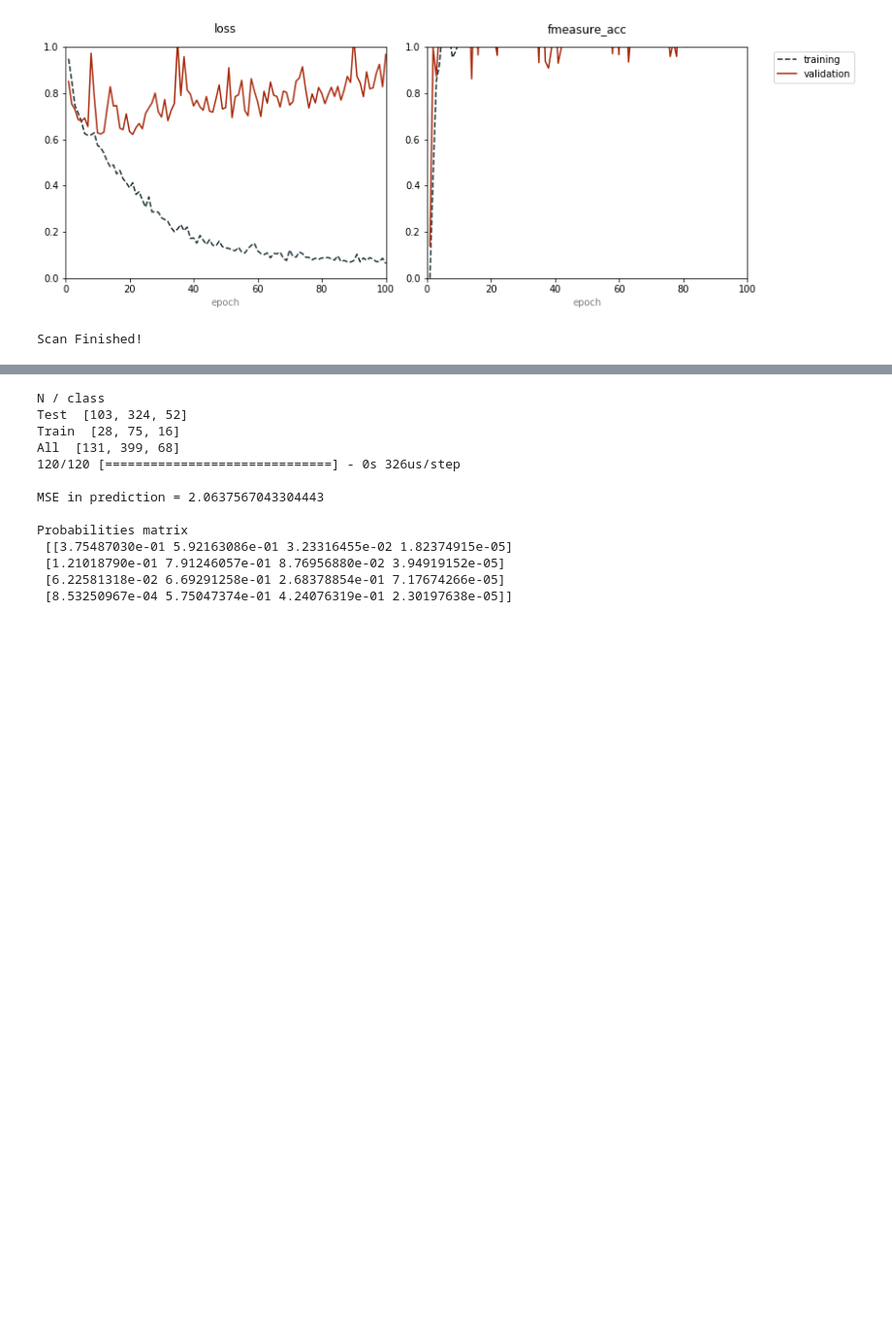
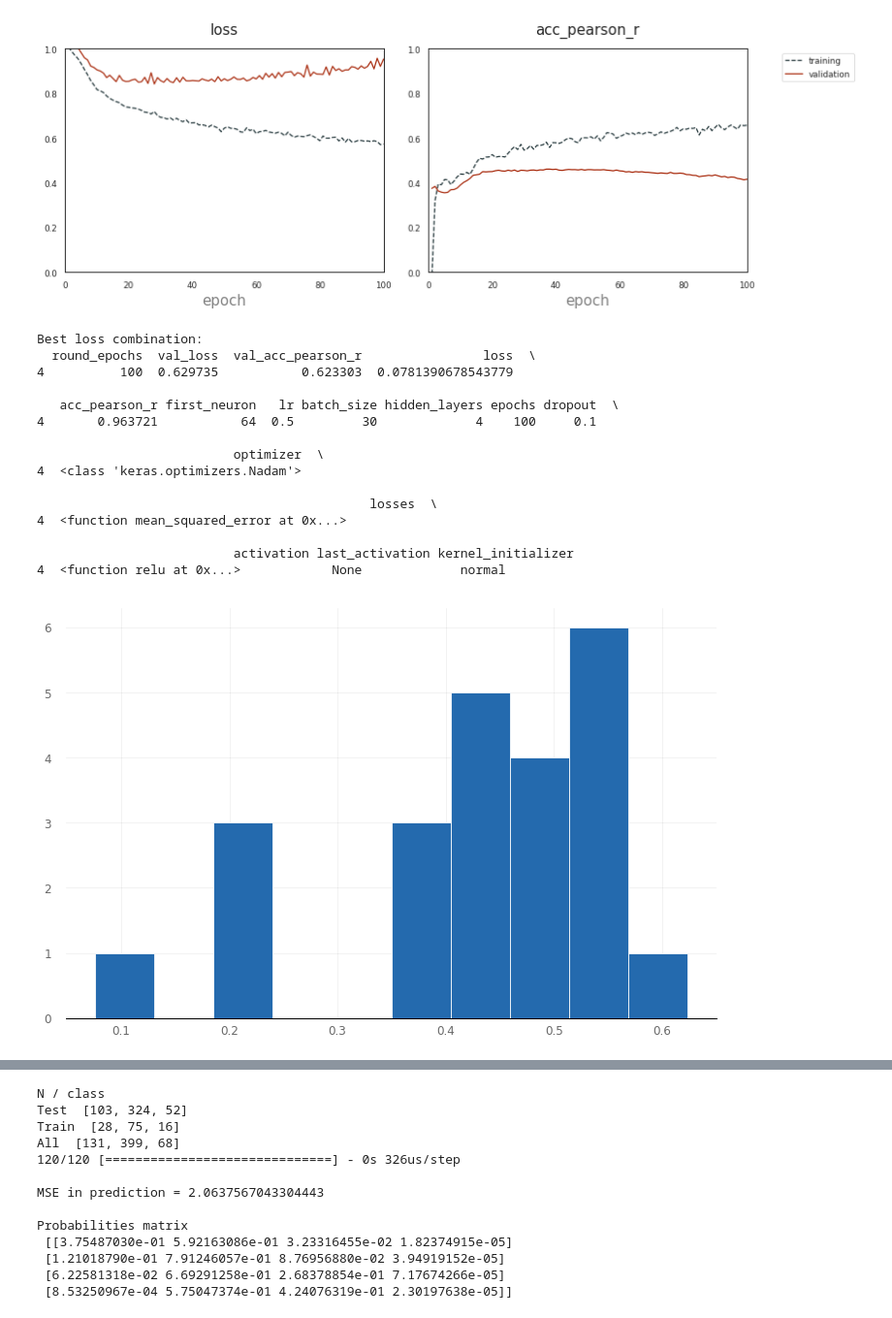
Before and after one commit to miguelperezenciso/DLpipeline, a Jupyter notebook: PDL.ipynb, the cells around one changed output, grey strips where cells are left out. Shown: that part at 97% size. Cells and saved outputs as stored; diff of their text form; code cells hidden in the pictures; blank space fills up the shorter version.

```diff
--- a/PDL.ipynb
+++ b/PDL.ipynb
@@ -393,8 +417,8 @@ def grown_model(x, y, x_val, y_val, params):
                     kernel_initializer='normal'))
 
     model.compile(loss=params['losses'],
-                  optimizer=params['optimizer'](),
-                  metrics=[fmeasure_acc])
+        optimizer=params['optimizer'](lr=lr_normalizer(params['lr'],params['optimizer'])),
+            metrics=[acc_pearson_r])
 
 
     out = model.fit(x, y, validation_data=[x_val, y_val], verbose=0,batch_size=params['batch_size'],
@@ -405,10 +429,11 @@ def grown_model(x, y, x_val, y_val, params):
 
 # hyperparameters
 p = {'first_neuron':[32,64],
-     'batch_size': [30],
+     'lr':[0.2,0.5],
+     'batch_size': [30,50],
      'hidden_layers':[1,2,3,4],
      'epochs': [100],
-     'dropout': [0, 0.02, 0.1, 0.2, 0.3, 0.4, 0.5],
+     'dropout': [0, 0.01, 0.1, 0.5],
      'optimizer': [Adam,sgd,Nadam],
      'losses': [mean_squared_error],
      'activation':[relu, elu,linear],
@@ -434,21 +459,41 @@ tcomp = ta.Scan(x=X_train0,
                 print_params=True,
                 dataset_name='grown_model')
 # %% [output]
-[figure, old version]
+[figure, new version]
-Scan Finished!
 # %%
 # HYPERPARAMETER OPTIMIZATION USING TALOS: more complex example
 # Some plotting
 Data=pd.DataFrame(tcomp.data)
-Data["loss"] = pd.to_numeric(Data["loss"])
-Data["val_fmeasure_acc"] = pd.to_numeric(Data["val_fmeasure_acc"])
-print(Data)
-
-# Minimum loss set
-i=Data['loss'].argmin()
-print('\nBest loss combination:')
-print(Data[i:(i+1)],'\n')
-
-# reporting to see the best model, draw an histogram
-r = ta.Reporting('grown_model_.csv')
-r.plot_hist('loss')
+Data["val_loss"] = pd.to_numeric(Data["val_loss"])
+Data["acc_pearson_r"] = pd.to_numeric(Data["acc_pearson_r"])
+Data["val_acc_pearson_r"] = pd.to_numeric(Data["val_acc_pearson_r"])
+#print Data
+#print(Data)
+#write Data
+Data.to_csv("mlp_real_world.csv",index=False)
+# %%
+# Maximum correlation
+i=Data['val_acc_pearson_r'].argmax()
+print('\nBest loss combination:')
+print(Data[i:(i+1)],'\n')
+# talos have a function called reporting, which has implemented some plots
+# reporting to see the best model, draw an histogram
+r = ta.Reporting('mlp_real_world.csv')
+r.plot_hist('val_acc_pearson_r')
+# %% [output]
+Best loss combination:
+  round_epochs  val_loss  val_acc_pearson_r                loss  \
+4          100  0.629735           0.623303  0.0781390678543779
+
+   acc_pearson_r first_neuron   lr batch_size hidden_layers epochs dropout  \
+4       0.963721           64  0.5         30             4    100     0.1
+
+                          optimizer  \
+4  <class 'keras.optimizers.Nadam'>
+
+                                            losses  \
+4  <function mean_squared_error at 0x...>
+
+                          activation last_activation kernel_initializer
+4  <function relu at 0x...>            None             normal
+[figure, added]
```
Also changed, not shown: parts of 16 cells of this notebook.
